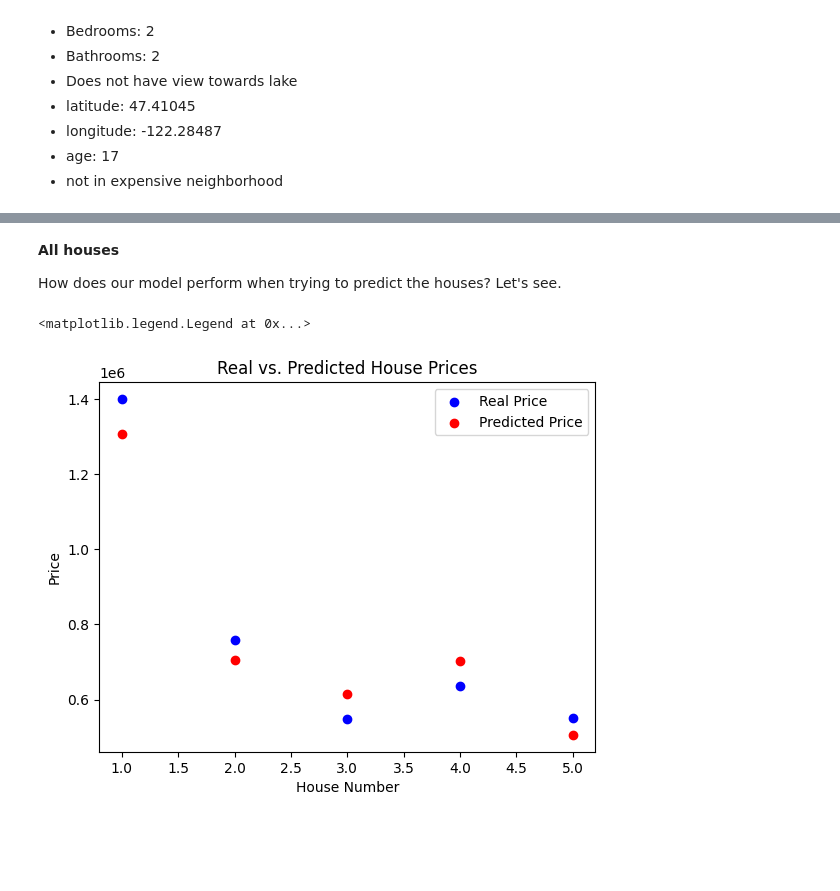
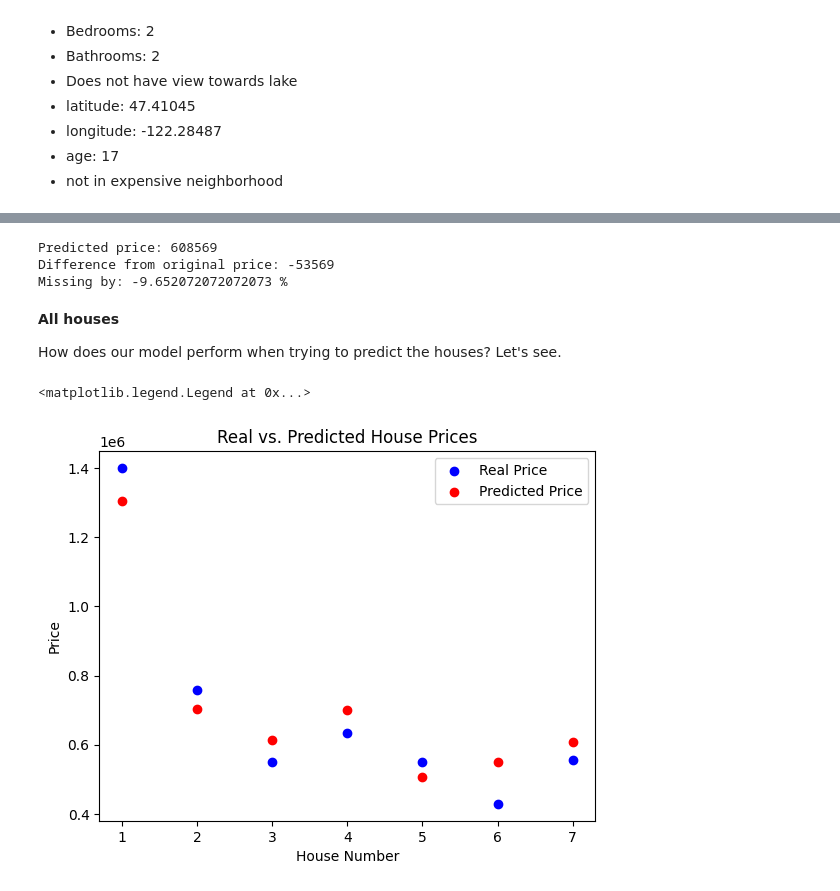
Before and after one commit to Sanketb2312/Info251-final-project, a Jupyter notebook: train.ipynb, the cells around one changed output, grey strips where cells are left out. Cells and saved outputs as stored; diff of their text form; code cells hidden in the pictures; blank space fills up the shorter version.

Commit message:
added new house

```diff
--- a/train.ipynb
+++ b/train.ipynb
@@ -422,11 +422,11 @@ Missing by: 8.04509090909091 %
 - not in expensive neighborhood
 # %%
 data_zwillow6 = {'bedrooms':[2], 'bathrooms':[2], 'sqft_living': [1149],'view':[0],
-                  'yr_built':[2006],'yr_renovated':[2012],'zipcode':[98198],'lat': [47.41045], 'long': [-122.28487], 'age': [17], 'in_expensive_zip': [0]}
-zwillow_house6 = pd.DataFrame(data_zwillow5)
+                  'yr_built':[2006],'yr_renovated':[2006],'zipcode':[98198],'lat': [47.41045], 'long': [-122.28487], 'age': [17], 'in_expensive_zip': [0]}
+zwillow_house6 = pd.DataFrame(data_zwillow6)
 
 zip_code = 98198
-log_price6 = grid_search_importance.best_estimator_.predict(zwillow_house5)
+log_price6 = grid_search_importance.best_estimator_.predict(zwillow_house6)
 price6 = np.exp(log_price6)
 multiplier = zip_diff_dict[zip_code]
 predicted_price = round(price6[0]*multiplier)
@@ -438,16 +455,35 @@ print("Missing by:",(429000 - predicted_price)/429000*100, "%")
+# %%
+data_zwillow7 = {'bedrooms':[3], 'bathrooms':[2], 'sqft_living': [2020],'view':[0],
+                  'yr_built':[1940],'yr_renovated':[2023],'zipcode':[98188],'lat': [47.46635], 'long': [-122.28483], 'age': [83], 'in_expensive_zip': [0]}
+zwillow_house7 = pd.DataFrame(data_zwillow7)
+
+zip_code = 98188
+log_price7 = grid_search_importance.best_estimator_.predict(zwillow_house7)
+price7 = np.exp(log_price7)
+multiplier = zip_diff_dict[zip_code]
+predicted_price = round(price7[0]*multiplier)
+predicted_prices.append(predicted_price)
+
+print("Predicted price:", predicted_price)
+print("Difference from original price:", 555000-predicted_price)
+print("Missing by:",(555000 - predicted_price)/555000*100, "%")
+# %% [output]
+Predicted price: 608569
+Difference from original price: -53569
+Missing by: -9.652072072072073 %
 # %% [markdown]
 **All houses**
 
 How does our model perform when trying to predict the houses? Let's see.
 # %%
-real_prices = [1399995, 758000, 549000, 635000, 550000]
+real_prices = [1399995, 758000, 549000, 635000, 550000, 429000, 555000]
 houses = range(1, len(real_prices)+1)
 plt.scatter(houses, real_prices, color='blue', label='Real Price')
 plt.scatter(houses, predicted_prices, color='red', label='Predicted Price')
 plt.xlabel('House Number')
 plt.ylabel('Price')
 plt.title('Real vs. Predicted House Prices')
 plt.legend()
 # %% [output]
 <matplotlib.legend.Legend at 0x...>
-[figure, old version]
+[figure, new version]
```
Also changed, not shown: parts of 2 cells of this notebook.
